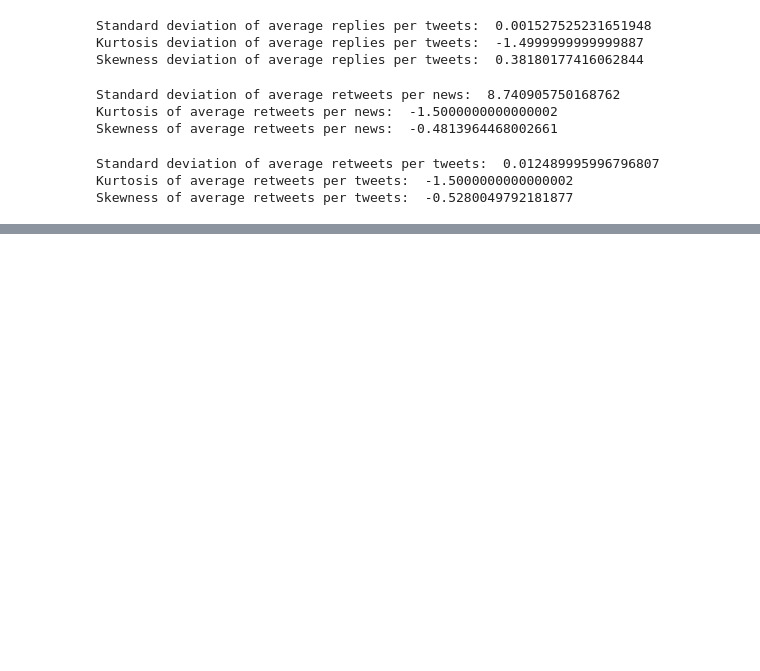
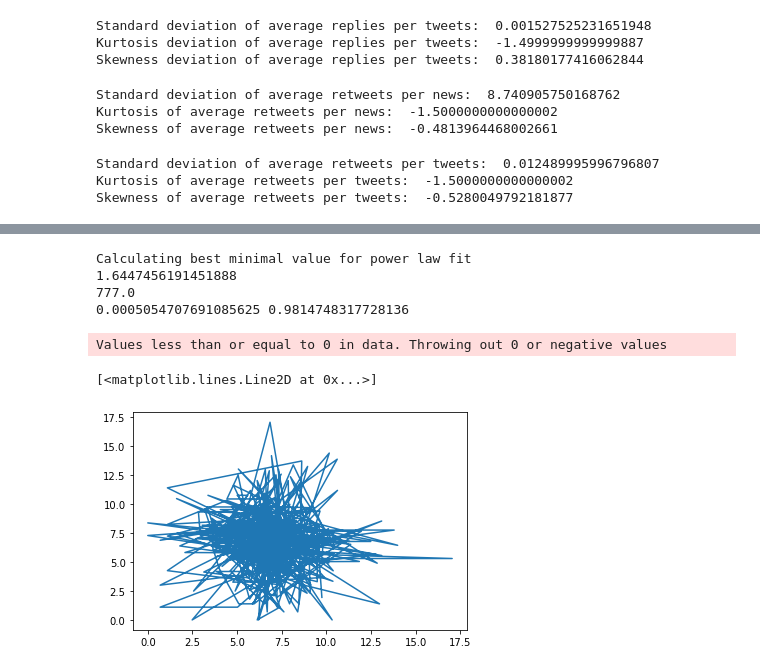
Before and after one commit to kalleveijalainen/SNA_project, a Jupyter notebook: analysis.ipynb, the cells around one changed output, grey strips where cells are left out. Saved outputs shown, nothing was run; the diff lists cells and outputs as text; code cells hidden in the pictures; blank space fills up the shorter version.

```diff
--- a/analysis.ipynb
+++ b/analysis.ipynb
@@ -166,0 +347,15 @@ dict_keys(['tweets', 'replies', 'retweets'])
+# %%
+
+data = np.array(fake_followers)
+results = powerlaw.Fit(data)
+a = results.power_law.alpha
+print(a)
+print(results.power_law.xmin)
+R, p = results.distribution_compare('power_law', 'lognormal')
+print(R, p)
+# %% [output]
+Calculating best minimal value for power law fit
+1.6447456191451888
+777.0
+0.0005054707691085625 0.9814748317728136
+Values less than or equal to 0 in data. Throwing out 0 or negative values
@@ -166,0 +366,19 @@ dict_keys(['tweets', 'replies', 'retweets'])
+# %%
+log_fake_followers = []
+for i in fake_followers:
+    if i != 0:
+        log_fake_followers.append(math.log(i))
+
+log_real_followers = []
+j=len(log_fake_followers)
+for i in real_followers:
+    if i != 0:
+        log_real_followers.append(math.log(i))
+    if j == len(log_real_followers):
+        break
+
+fig, ax = plt.subplots(1, 1)
+ax.plot(log_fake_followers, log_real_followers)
+# %% [output]
+[<matplotlib.lines.Line2D at 0x...>]
+[figure, added]
```
Also changed, not shown: parts of 6 cells of this notebook.
